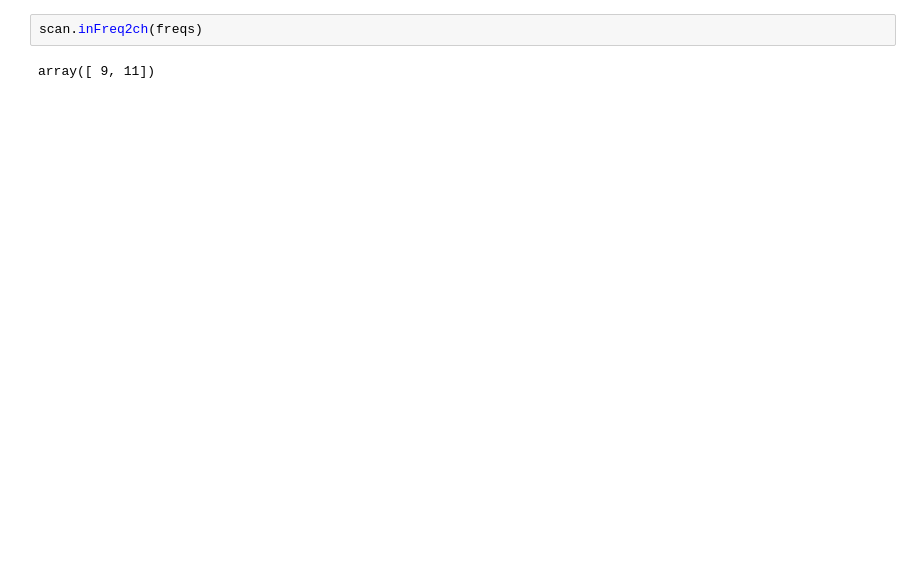
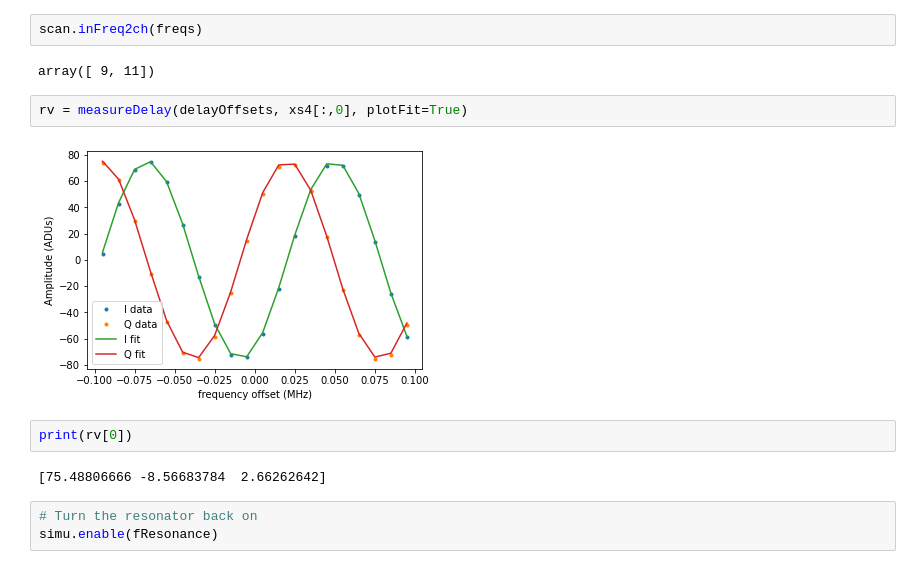
Before and after one commit to openquantumhardware/qick-tools, a Jupyter notebook: mkids_v2/demos/demo_05_multiscan_hf_zcu216.ipynb, the cells around one changed output. Saved outputs shown, nothing was run; the diff lists cells and outputs as text; blank space fills up the shorter version.

```diff
--- a/mkids_v2/demos/demo_05_multiscan_hf_zcu216.ipynb
+++ b/mkids_v2/demos/demo_05_multiscan_hf_zcu216.ipynb
@@ -165,3 +162,14 @@ _ = plt.title("No resonance")
 scan.inFreq2ch(freqs)
 # %% [output]
 array([ 9, 11])
+# %%
+rv = measureDelay(delayOffsets, xs4[:,0], plotFit=True)
+# %% [output]
+[figure, added]
+# %%
+print(rv[0])
+# %% [output]
+[75.48806666 -8.56683784  2.66262642]
+# %%
+# Turn the resonator back on
+simu.enable(fResonance)
```
Also changed, not shown: parts of 15 cells of this notebook.
